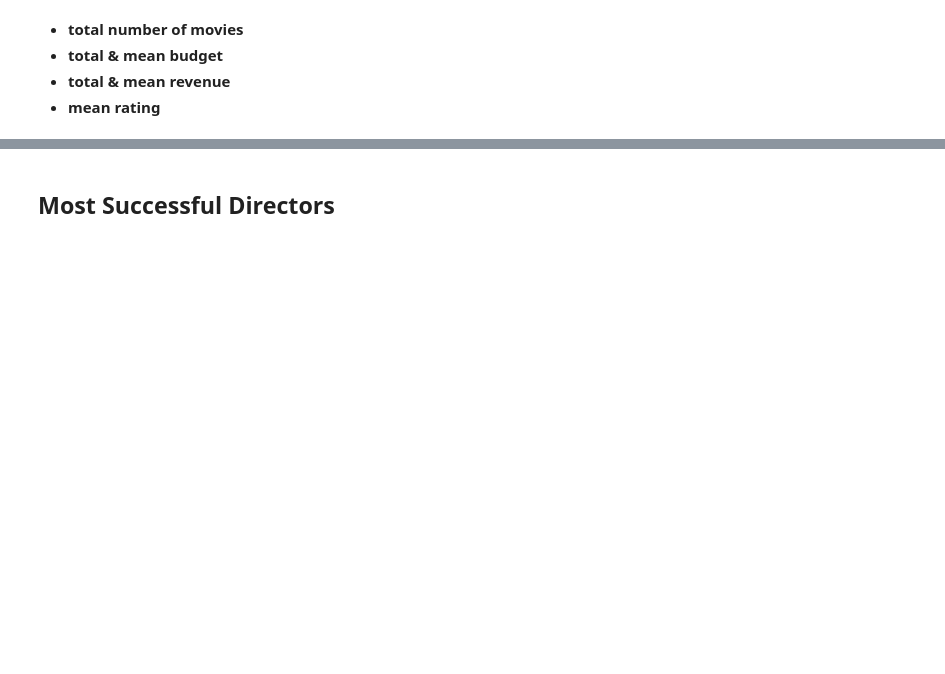
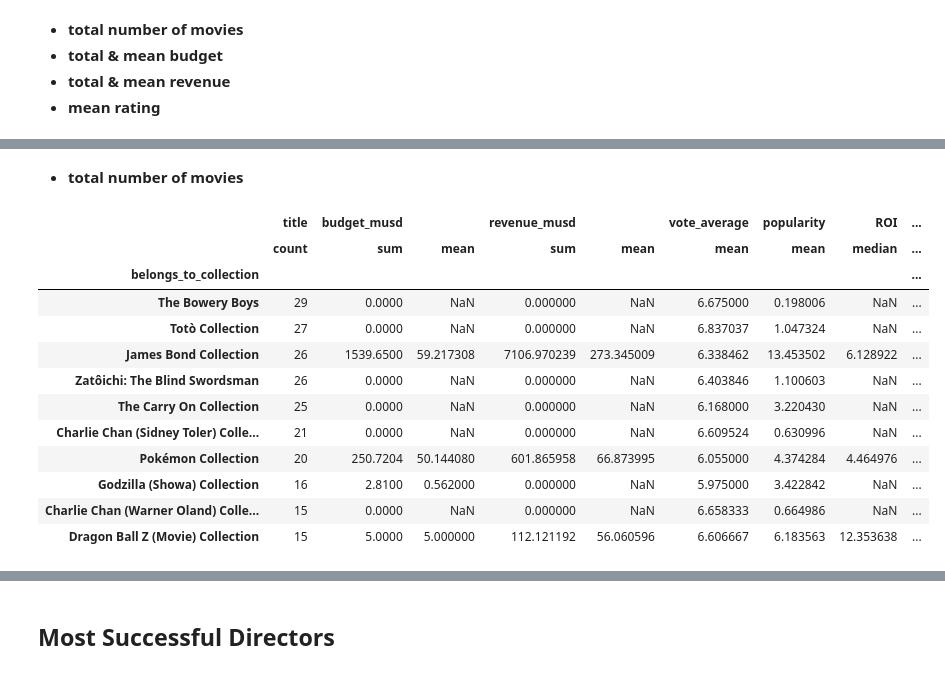
Before and after one commit to jruizdavalos/data-science-projects, a Jupyter notebook: 01-Project/Project_01_ProjectBrief_blank.ipynb, the cells around one changed output, grey strips where cells are left out. Drawn from its saved outputs; the diff is of its cells as text; code cells hidden in the pictures; blank space fills up the shorter version.

```diff
--- a/01-Project/Project_01_ProjectBrief_blank.ipynb
+++ b/01-Project/Project_01_ProjectBrief_blank.ipynb
@@ -233,0 +669,2 @@ __Franchise vs. Stand-alone: Average Revenue__
+# %%
+df["Franchise"]=df.belongs_to_collection.notna()
@@ -235,0 +690,3 @@ __Franchise vs. Stand-alone: Return on Investment / Profitability (median)__
+# %%
+df["ROI"]=df.revenue_musd.div(df.budget_musd)
+df.groupby("Franchise").ROI.median()
@@ -250,0 +799,20 @@ __Franchise vs. Stand-alone: Average Rating__
+# %%
+franchise=df.groupby("belongs_to_collection").agg({"title":"count","budget_musd":["sum","mean"],"revenue_musd":["sum","mean"],"vote_average":"mean","popularity":"mean","ROI":"median","vote_count":"mean"})
+# %% [markdown]
+- __total number of movies__
+# %%
+franchise.nlargest(10,("title","count"))
+# %% [output]
+|  | title | budget_musd |  | revenue_musd |  | vote_average | popularity | ROI | ... |
+|  | count | sum | mean | sum | mean | mean | mean | median | ... |
+| belongs_to_collection |  |  |  |  |  |  |  |  | ... |
+| The Bowery Boys | 29 | 0.0000 | NaN | 0.000000 | NaN | 6.675000 | 0.198006 | NaN | ... |
+| Totò Collection | 27 | 0.0000 | NaN | 0.000000 | NaN | 6.837037 | 1.047324 | NaN | ... |
+| James Bond Collection | 26 | 1539.6500 | 59.217308 | 7106.970239 | 273.345009 | 6.338462 | 13.453502 | 6.128922 | ... |
+| Zatôichi: The Blind Swordsman | 26 | 0.0000 | NaN | 0.000000 | NaN | 6.403846 | 1.100603 | NaN | ... |
+| The Carry On Collection | 25 | 0.0000 | NaN | 0.000000 | NaN | 6.168000 | 3.220430 | NaN | ... |
+| Charlie Chan (Sidney Toler) Colle... | 21 | 0.0000 | NaN | 0.000000 | NaN | 6.609524 | 0.630996 | NaN | ... |
+| Pokémon Collection | 20 | 250.7204 | 50.144080 | 601.865958 | 66.873995 | 6.055000 | 4.374284 | 4.464976 | ... |
+| Godzilla (Showa) Collection | 16 | 2.8100 | 0.562000 | 0.000000 | NaN | 5.975000 | 3.422842 | NaN | ... |
+| Charlie Chan (Warner Oland) Colle... | 15 | 0.0000 | NaN | 0.000000 | NaN | 6.658333 | 0.664986 | NaN | ... |
+| Dragon Ball Z (Movie) Collection | 15 | 5.0000 | 5.000000 | 112.121192 | 56.060596 | 6.606667 | 6.183563 | 12.353638 | ... |
```
Also changed, not shown: parts of 74 cells of this notebook, 2 other files.
